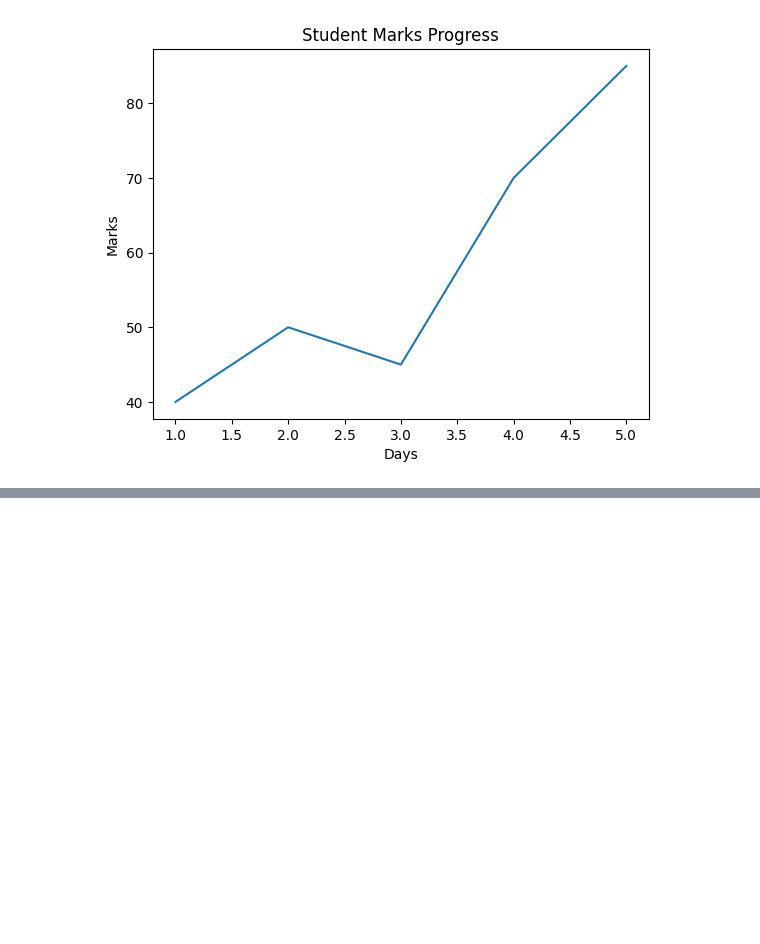
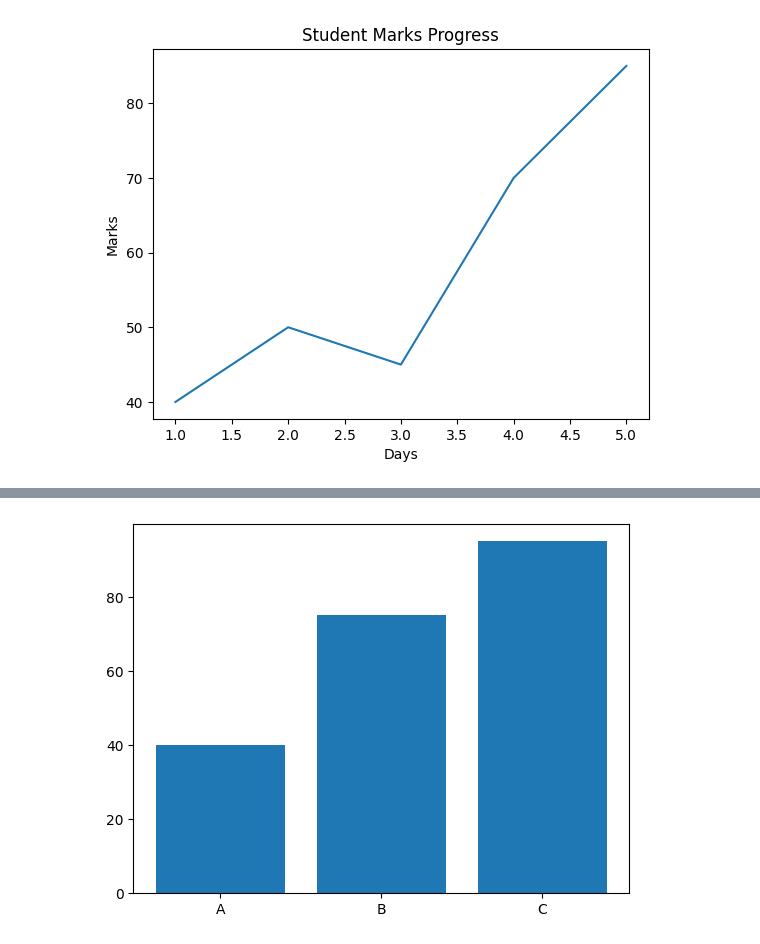
Before and after one commit to senthil-krishna/Python-Data-Science-Practice, a Jupyter notebook: Matplotlib.ipynb, the cells around one changed output, grey strips where cells are left out. Saved outputs shown, nothing was run; the diff lists cells and outputs as text; code cells hidden in the pictures; blank space fills up the shorter version.

```diff
--- a/Matplotlib.ipynb
+++ b/Matplotlib.ipynb
@@ -11,0 +24,7 @@ plt.show()
+# %%
+students = ["A", "B", "C"]
+marks = [40, 75, 95]
+plt.bar(students, marks)
+plt.show()
+# %% [output]
+[figure, added]
```
Also changed, not shown: parts of 6 cells of this notebook.
